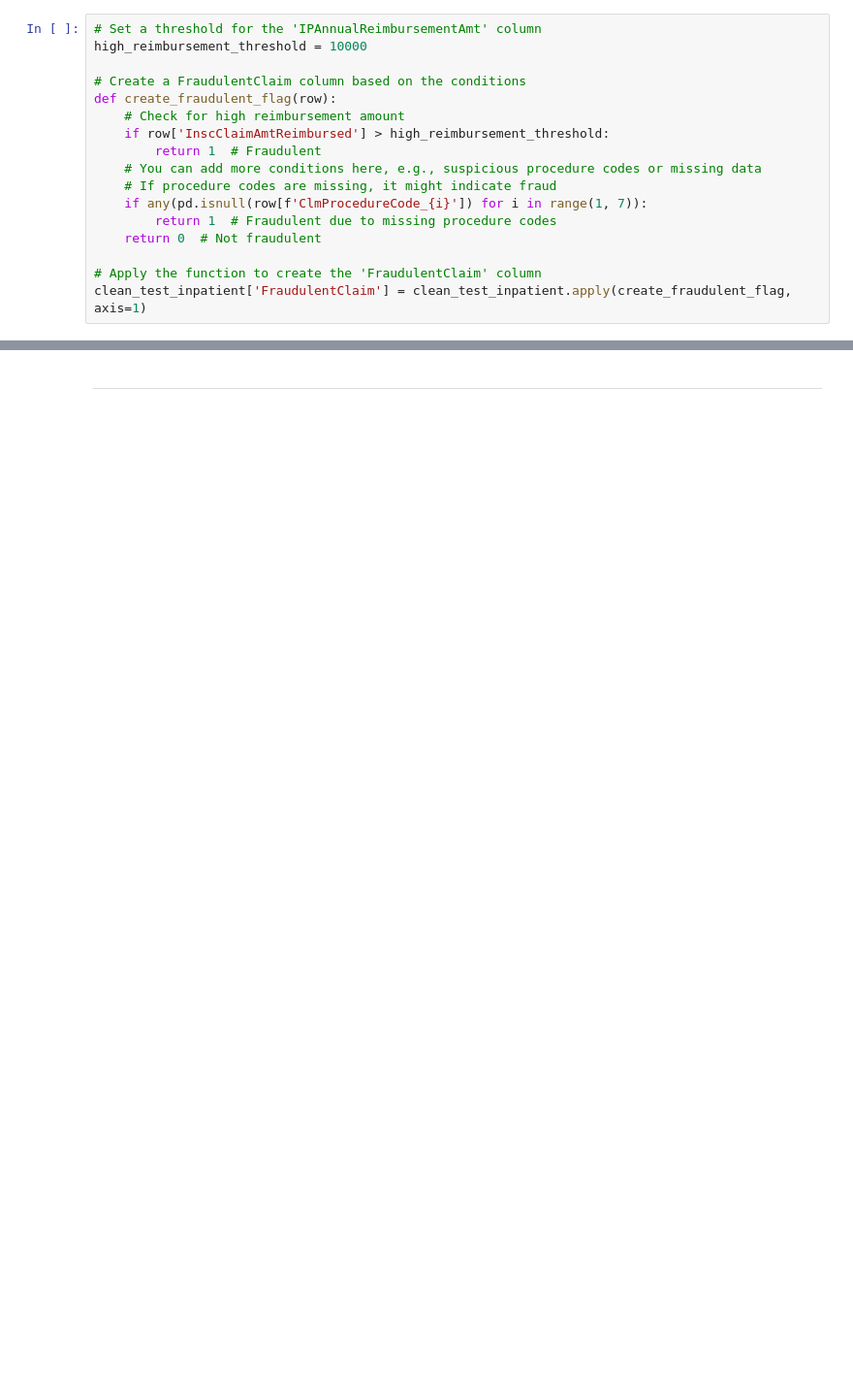
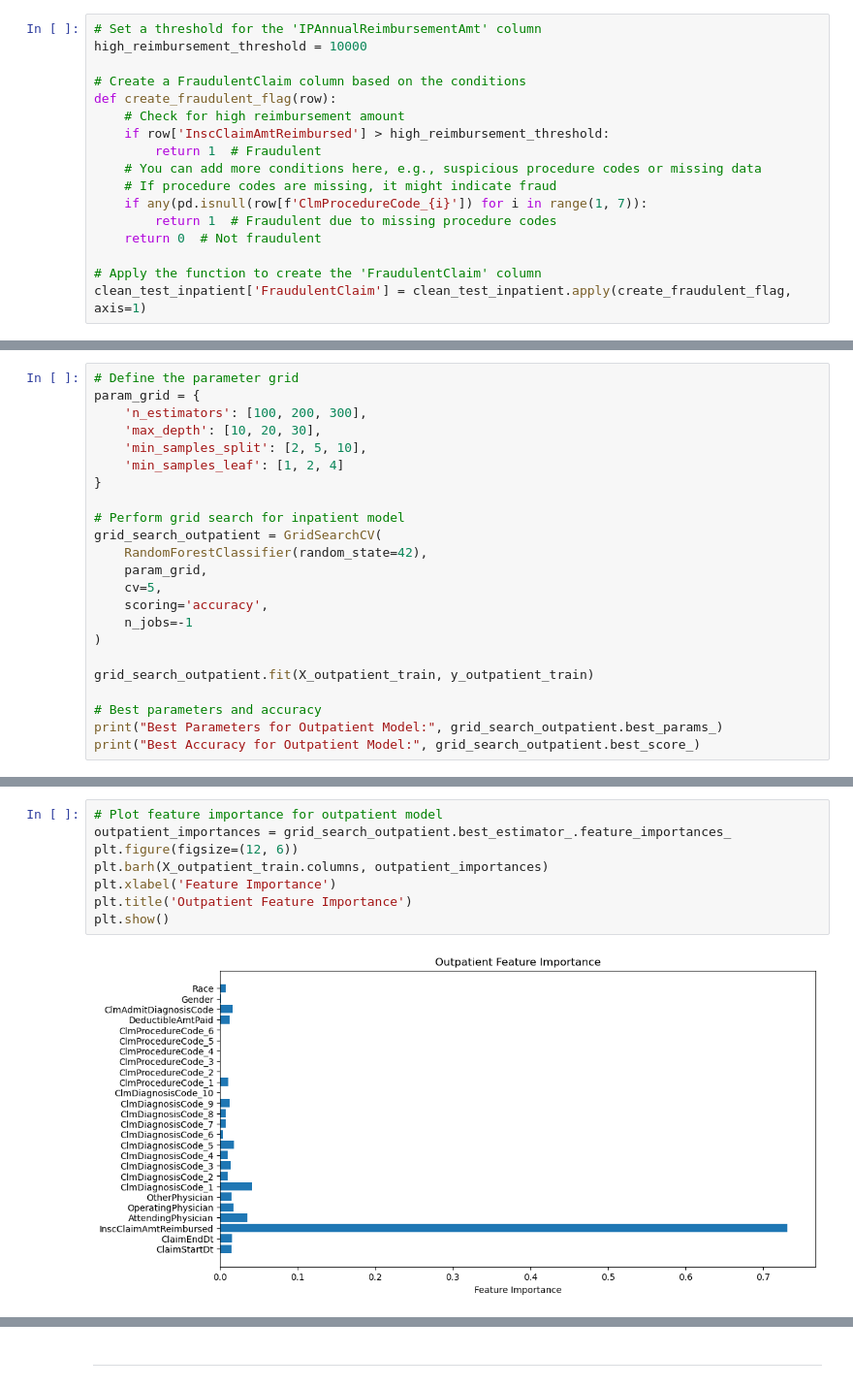
Before and after one commit to CesarChaparro1974/Healthcare-provider-fraud-detection, a Jupyter notebook: notebook.ipynb, the cells around one changed output, grey strips where cells are left out. Shown at 97% size. Saved outputs shown, nothing was run; the diff lists cells and outputs as text; blank space fills up the shorter version.

```diff
--- a/notebook.ipynb
+++ b/notebook.ipynb
@@ -1290,0 +1352,23 @@ KeyError: 'BeneID'
+# %%
+# Define the parameter grid
+param_grid = {
+    'n_estimators': [100, 200, 300],
+    'max_depth': [10, 20, 30],
+    'min_samples_split': [2, 5, 10],
+    'min_samples_leaf': [1, 2, 4]
+}
+
+# Perform grid search for inpatient model
+grid_search_outpatient = GridSearchCV(
+    RandomForestClassifier(random_state=42),
+    param_grid,
+    cv=5,
+    scoring='accuracy',
+    n_jobs=-1
+)
+
+grid_search_outpatient.fit(X_outpatient_train, y_outpatient_train)
+
+# Best parameters and accuracy
+print("Best Parameters for Outpatient Model:", grid_search_outpatient.best_params_)
+print("Best Accuracy for Outpatient Model:", grid_search_outpatient.best_score_)
@@ -1291 +1446,11 @@ KeyError: 'BeneID'
+# %%
+# Plot feature importance for outpatient model
+outpatient_importances = grid_search_outpatient.best_estimator_.feature_importances_
+plt.figure(figsize=(12, 6))
+plt.barh(X_outpatient_train.columns, outpatient_importances)
+plt.xlabel('Feature Importance')
+plt.title('Outpatient Feature Importance')
+plt.show()
+# %% [output]
+[figure, added]
 # %% [markdown]
```
Also changed, not shown: parts of 29 cells of this notebook, 4 other files.
